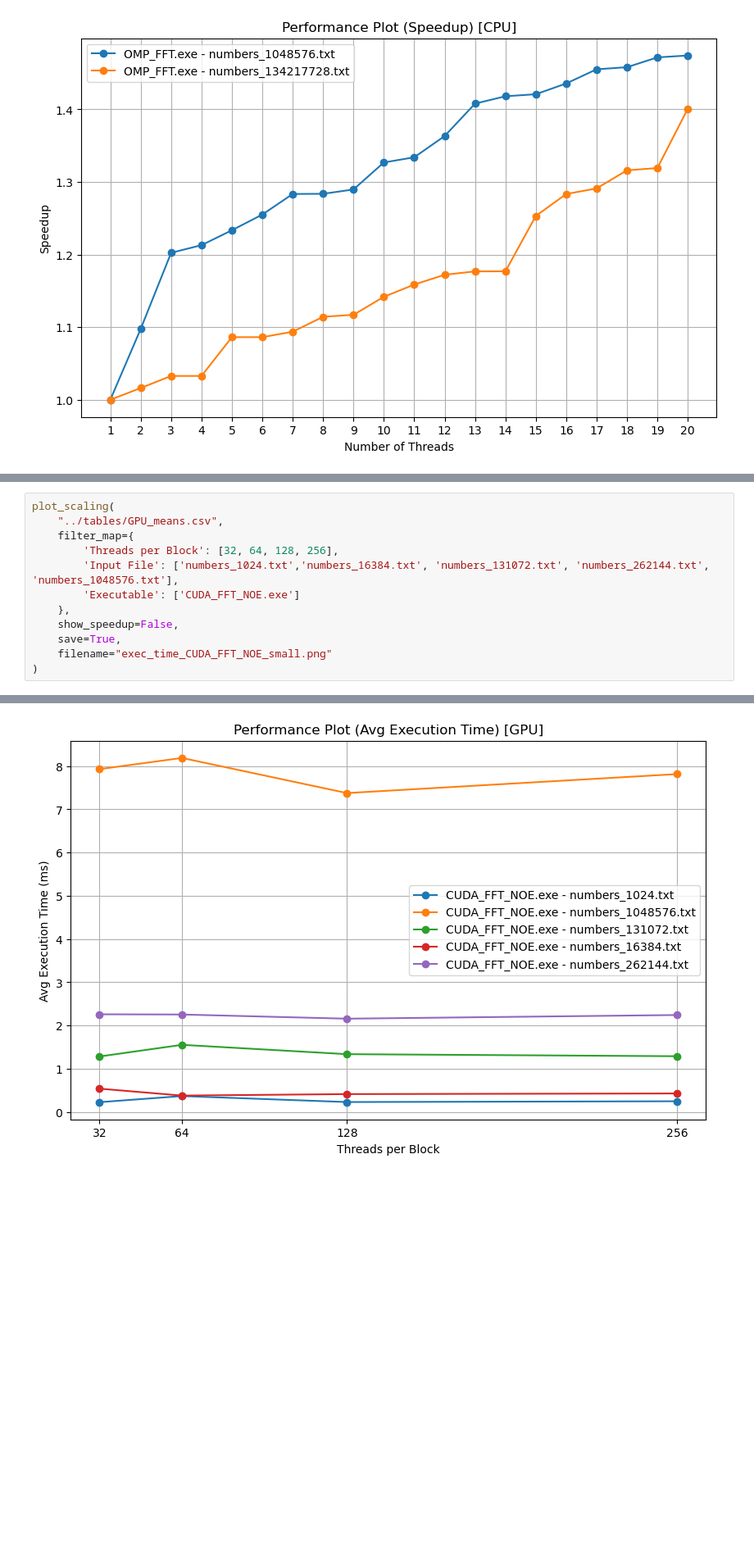
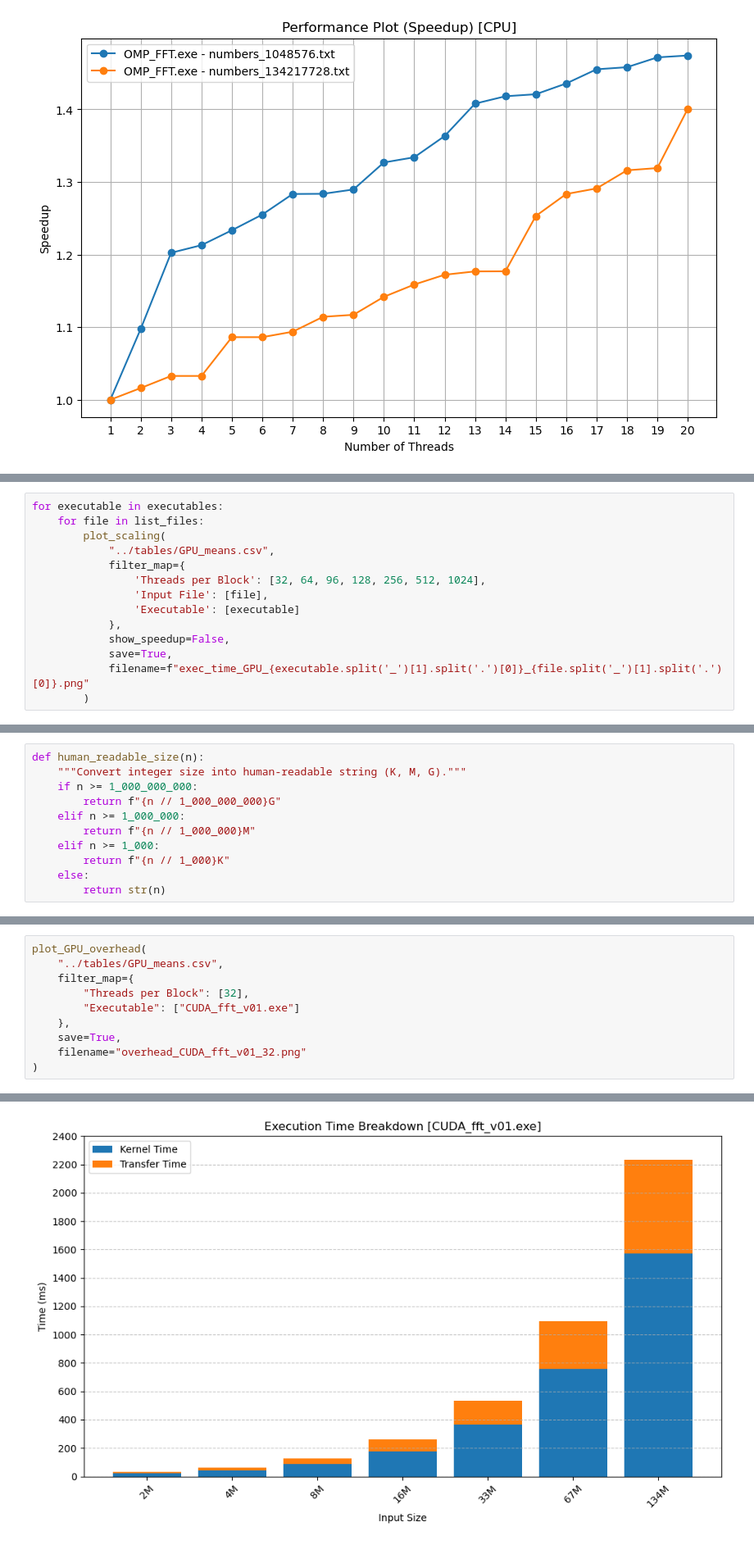
Before and after one commit to noemichem/CA_project, a Jupyter notebook: results/scripts/plot_results.ipynb, the cells around one changed output, grey strips where cells are left out. Shown: that part at 82% size. Saved outputs shown, nothing was run; the diff lists cells and outputs as text; blank space fills up the shorter version.

Commit message:
run + generazione grafici overhead

```diff
--- a/results/scripts/plot_results.ipynb
+++ b/results/scripts/plot_results.ipynb
@@ -241,0 +257,14 @@ Plot saved to ../tables\..\plots\speedup_FFT.png
+# %%
+for executable in executables:
+    for file in list_files:
+        plot_scaling(
+            "../tables/GPU_means.csv",
+            filter_map={
+                'Threads per Block': [32, 64, 96, 128, 256, 512, 1024],
+                'Input File': [file],
+                'Executable': [executable]
+            },
+            show_speedup=False,
+            save=True,
+            filename=f"exec_time_GPU_{executable.split('_')[1].split('.')[0]}_{file.split('_')[1].split('.')[0]}.png"
+        )
@@ -241,0 +273,11 @@ Plot saved to ../tables\..\plots\speedup_FFT.png
+# %%
+def human_readable_size(n):
+    """Convert integer size into human-readable string (K, M, G)."""
+    if n >= 1_000_000_000:
+        return f"{n // 1_000_000_000}G"
+    elif n >= 1_000_000:
+        return f"{n // 1_000_000}M"
+    elif n >= 1_000:
+        return f"{n // 1_000}K"
+    else:
+        return str(n)
@@ -242,13 +355,11 @@ Plot saved to ../tables\..\plots\speedup_FFT.png
 # %%
-plot_scaling(
+plot_GPU_overhead(
     "../tables/GPU_means.csv",
     filter_map={
-        'Threads per Block': [32, 64, 128, 256],
-        'Input File': ['numbers_1024.txt','numbers_16384.txt', 'numbers_131072.txt', 'numbers_262144.txt', 'numbers_1048576.txt'],
-        'Executable': ['CUDA_FFT_NOE.exe']
+        "Threads per Block": [32],
+        "Executable": ["CUDA_fft_v01.exe"]
     },
-    show_speedup=False,
     save=True,
-    filename="exec_time_CUDA_FFT_NOE_small.png"
+    filename="overhead_CUDA_fft_v01_32.png"
 )
 # %% [output]
@@ -256,2 +367,2 @@ Plot saved to ../tables\..\plots\exec_time_CUDA_FFT_NOE_small.png
-[figure, old version]
+[figure, new version]
 # %%
```
Also changed, not shown: parts of 15 cells of this notebook, 28 other files.
